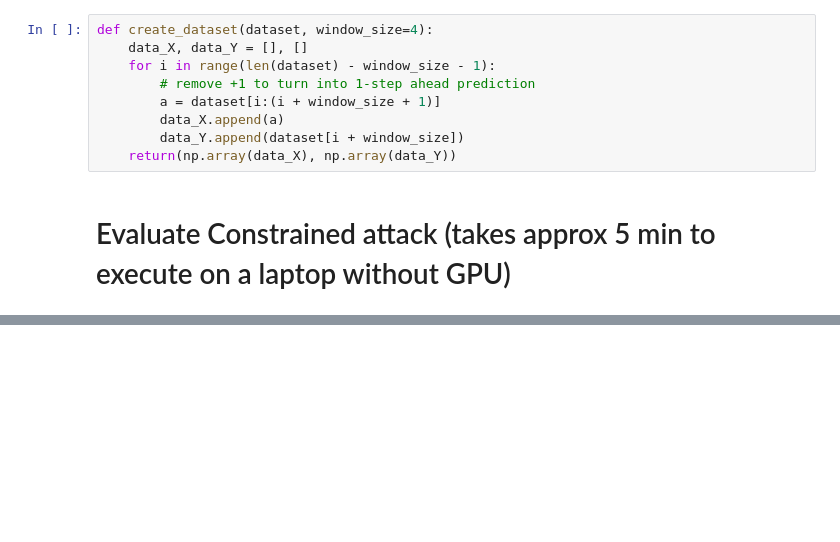
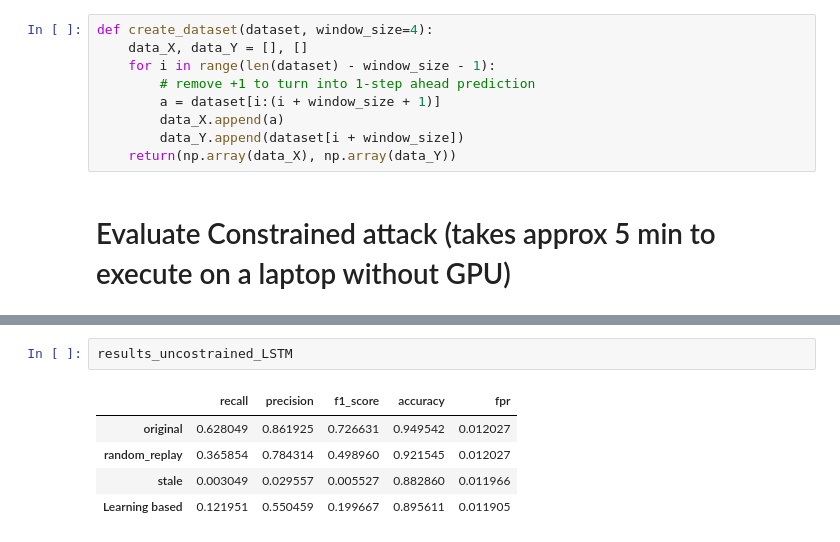
Before and after one commit to scy-phy/ICS_Generic_Concealment_Attacks, a Jupyter notebook: Autoencoders/Evaluation/Evaluation BATADAL.ipynb, the cells around one changed output, grey strips where cells are left out. Cells and saved outputs as stored; diff of their text form; blank space fills up the shorter version.

```diff
--- a/Autoencoders/Evaluation/Evaluation BATADAL.ipynb
+++ b/Autoencoders/Evaluation/Evaluation BATADAL.ipynb
@@ -258,0 +261,8 @@ results_orig_CNN
+# %%
+results_uncostrained_LSTM
+# %% [output]
+|  | recall | precision | f1_score | accuracy | fpr |
+| original | 0.628049 | 0.861925 | 0.726631 | 0.949542 | 0.012027 |
+| random_replay | 0.365854 | 0.784314 | 0.498960 | 0.921545 | 0.012027 |
+| stale | 0.003049 | 0.029557 | 0.005527 | 0.882860 | 0.011966 |
+| Learning based | 0.121951 | 0.550459 | 0.199667 | 0.895611 | 0.011905 |
```
Also changed, not shown: parts of 8 cells of this notebook.
